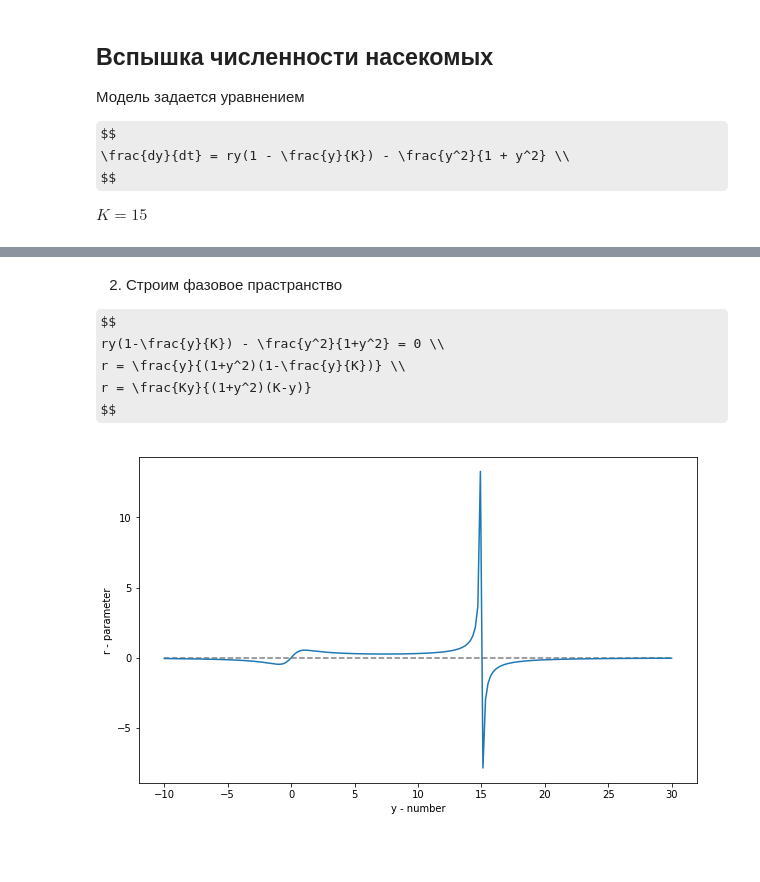
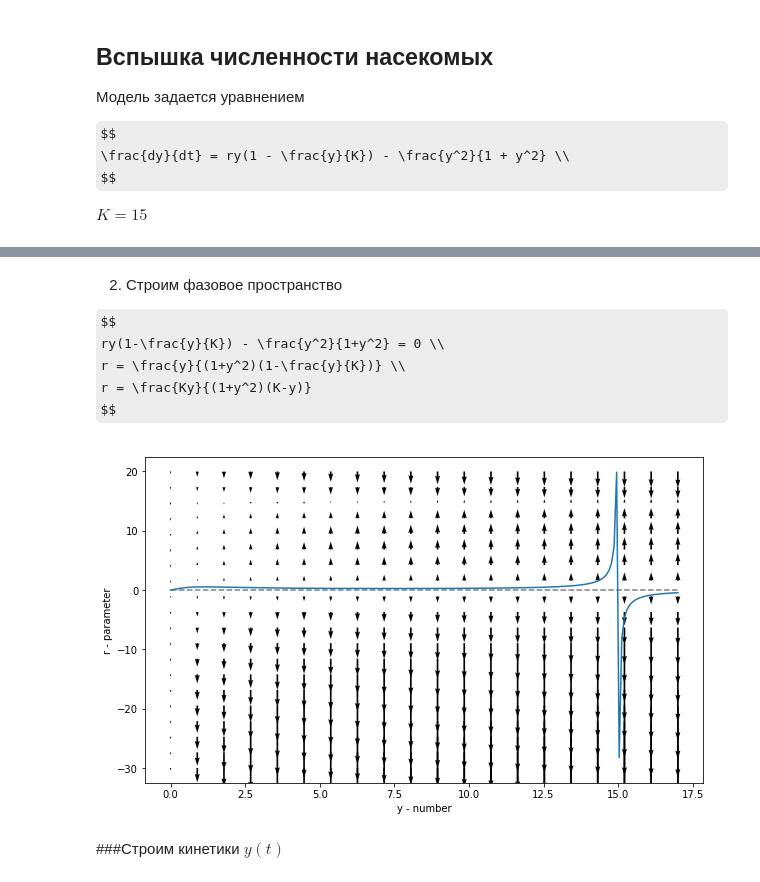
Before and after one commit to ElenaShush/biological_models, a Jupyter notebook: Homework_4.ipynb, the cells around one changed output, grey strips where cells are left out. Saved outputs shown, nothing was run; the diff lists cells and outputs as text; code cells hidden in the pictures; some formulas as TeX source; blank space fills up the shorter version.

```diff
--- a/Homework_4.ipynb
+++ b/Homework_4.ipynb
@@ -95,0 +180,15 @@ $K = 15$
+# %%
+f_model = lambda y, r, K: r*y*(1-y/K) - y**2/(1+y**2)
+
+K = 15
+yy = np.linspace(0.01, 17, 200)
+
+plt.figure(figsize=(10, 8))
+for r in [0.1, 0.26, 0.4, 0.54, 0.7]:
+  plt.plot(yy, f_model(yy, r, K), label=('r=%.2f' % r))
+plt.legend()
+plt.xlabel('y - number')
+plt.ylabel('y\'')
+plt.hlines(0, 0, 20, color="grey", linestyles="--")
+
+None
@@ -96,5 +197,5 @@ $K = 15$
 # %% [markdown]
-2. Строим фазовое прастранство
+2. Строим фазовое пространство
 
 $$
 ry(1-\frac{y}{K}) - \frac{y^2}{1+y^2} = 0 \\
@@ -102,21 +203,34 @@ r = \frac{y}{(1+y^2)(1-\frac{y}{K})} \\
 r = \frac{Ky}{(1+y^2)(K-y)}
 $$
 # %%
-K = 15
+f_model = lambda y, r, K: r*y*(1-y/K) - y**2/(1+y**2)
+fr = lambda y, K: K*y/((1+y**2)*(K-y))
+f_zero = lambda y, r: y*0
+fu2 = lambda y, r, K: np.sign(f_model(y, r, K))*np.abs(f_model(y, r, K))**0.4
 
-fy = lambda y, r, K: r*y*(1-y/K) - y**2/(1+y**2)
-fr = lambda y, K: K*y/((1+y**2)*(K-y))
 
-yy = np.linspace(-10, 30, 200)
+yy = np.linspace(0, 17, 200)
 
 plt.figure(figsize=(10, 6))
 
 plt.plot(yy, fr(yy, K))
 #plt.legend()
 plt.xlabel('y - number')
 plt.ylabel('r - parameter')
-plt.hlines(0, -10, 30, color="grey", linestyles="--")
+plt.hlines(0, 0, 17, color="grey", linestyles="--")
 #plt.ylim(-8, 15)
+
+len_arr = 20
+xx = np.linspace(-30, 20, len_arr)
+yy = np.linspace(0, 17, len_arr)
+
+Xm, Ym = np.meshgrid(xx, yy)
+u = np.zeros_like(Xm)
+v = fu2(Xm, Ym, K)
+
+plt.quiver(Ym, Xm, u, v, scale_units='xy', angles='xy')
 None
 # %% [output]
-[figure, old version]
+[figure, new version]
+# %% [markdown]
+###Строим кинетики $y(t)$
```
Also changed, not shown: parts of 18 cells of this notebook.
